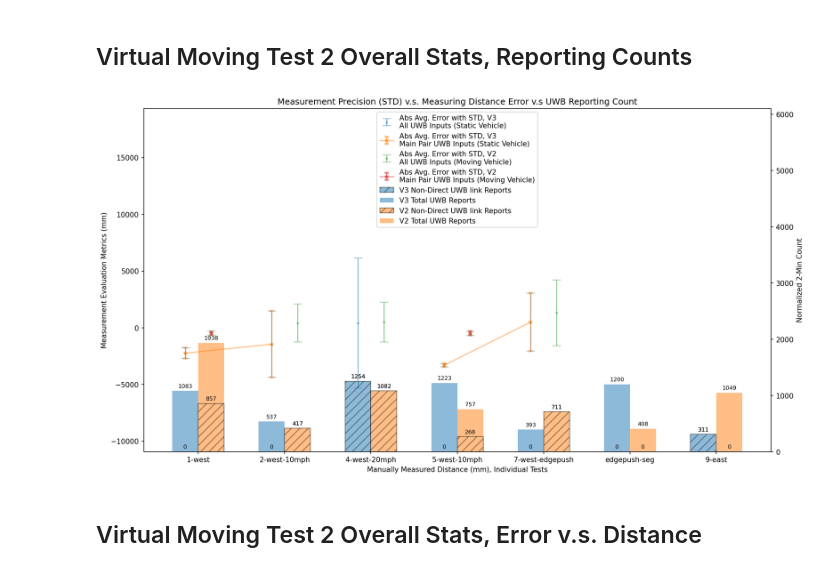
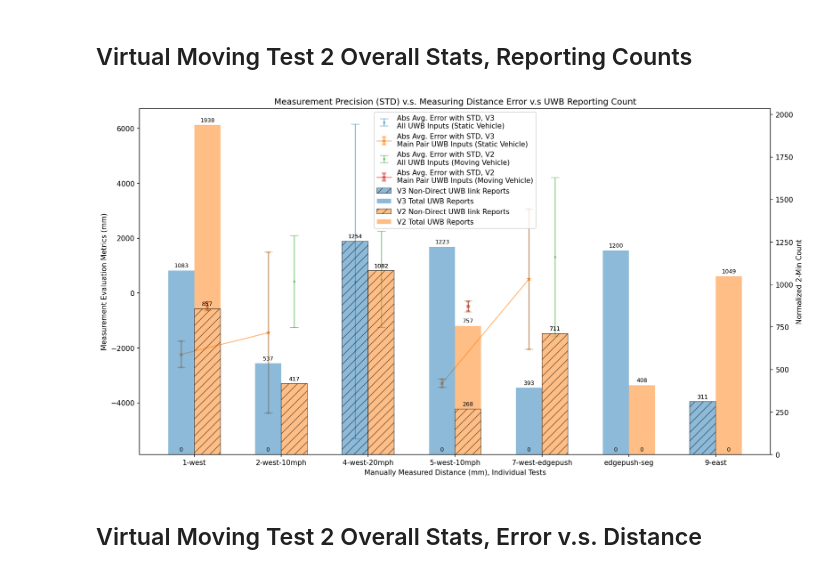
Before and after one commit to hegxiten/UWB-Lab-Rutgers-Rail, a Jupyter notebook: UWB-Experiments-MATLAB/uwb_ranging_fieldtest_results/CONCISE_virtual_moving_test.ipynb, the cells around one changed output. Cells and saved outputs as stored; diff of their text form; code cells hidden in the pictures.

```diff
--- a/UWB-Experiments-MATLAB/uwb_ranging_fieldtest_results/CONCISE_virtual_moving_test.ipynb
+++ b/UWB-Experiments-MATLAB/uwb_ranging_fieldtest_results/CONCISE_virtual_moving_test.ipynb
@@ -505,8 +544,12 @@ width=0.3
 labels = df_all_static_stats_aggregated_moving_test["Test Name"].astype(str)
 ax = figure.add_subplot(111)
 ax.set_title("Measurement Precision (STD) v.s. Measuring Distance Error v.s UWB Reporting Count")
-df_main_pair_static_veh_stats_moving_test = df_all_static_stats_pairwise_moving_test[(df_all_static_stats_pairwise_moving_test["Is Main Master"]==True) & (df_all_static_stats_pairwise_moving_test["Is Main Slave"]==True)]
-df_main_pair_moving_veh_stats_moving_test = df_all_moving_stats_pairwise_moving_test[(df_all_moving_stats_pairwise_moving_test["Is Main Master"]==True) & (df_all_moving_stats_pairwise_moving_test["Is Main Slave"]==True)]
+df_main_pair_static_veh_stats_moving_test = df_all_static_stats_pairwise_moving_test[
+    (df_all_static_stats_pairwise_moving_test["Is Main Master"]==True) &
+    (df_all_static_stats_pairwise_moving_test["Is Main Slave"]==True)]
+df_main_pair_moving_veh_stats_moving_test = df_all_moving_stats_pairwise_moving_test[
+    (df_all_moving_stats_pairwise_moving_test["Is Main Master"]==True) &
+    (df_all_moving_stats_pairwise_moving_test["Is Main Slave"]==True)]
 errbar_1 = ax.errorbar(x=np.arange(len(labels.index)) - width/2,
                        y=df_all_static_stats_aggregated_moving_test["Average Measurement Error (mm)"],
                        yerr=df_all_static_stats_aggregated_moving_test["STD (mm)"],
@@ -537,55 +580,65 @@ errbar_2 = ax.errorbar(x=np.arange(len(labels.index)) + width/2,
 errbar_2_1 = ax.errorbar(x=np.arange(len(labels.index)) + width/2,
                          y=df_main_pair_moving_veh_stats_moving_test["Average Measurement Error (mm)"],
                          yerr=df_main_pair_moving_veh_stats_moving_test["STD (mm)"],
                          capsize=3,
                          capthick=3,
                          linestyle='-',
                          marker='*',
                          alpha=0.5,
                          label='Abs Avg. Error with STD, V{}\nMain Pair UWB Inputs (Moving Vehicle)'.format(moving_veh))
 ax.set_xlabel("Manually Measured Distance (mm), Individual Tests")
 ax.set_xticks(np.arange(len(labels.index)))
 ax.set_xticklabels([x.split("-v2-")[1] for x in list(labels)])
 ax.set_ylabel("Measurement Evaluation Metrics (mm)")
 
-_ylim, _ylim_range = ax.get_ylim(), max(ax.get_ylim()) - min(ax.get_ylim())
-_new_y_lim = (_ylim[0] - _ylim_range * 0.4, _ylim[1] + _ylim_range)
-ax.set_ylim(_new_y_lim)
-
 ax2 = ax.twinx()
 
 rects1 = ax2.bar(np.arange(len(labels.index)) - width/2,
-                (df_all_static_stats_aggregated_moving_test["Main Pair Counts"]/df_all_static_stats_aggregated_moving_test["Operation Duration"]*120).astype("int"),
-                bottom=((df_all_static_stats_aggregated_moving_test["Reporting Counts"] - df_all_static_stats_aggregated_moving_test["Main Pair Counts"])/df_all_static_stats_aggregated_moving_test["Operation Duration"]*120).astype("int"),
-                width=width, label='V{} Total UWB Reports'.format(static_veh), alpha=0.5, color="C0")
+                (df_all_static_stats_aggregated_moving_test["Main Pair Counts"] /
+                 df_all_static_stats_aggregated_moving_test["Operation Duration"]*120).astype("int"),
+                 bottom=((df_all_static_stats_aggregated_moving_test["Reporting Counts"] -
+                         df_all_static_stats_aggregated_moving_test["Main Pair Counts"]) /
+                        df_all_static_stats_aggregated_moving_test["Operation Duration"]*120).astype("int"),
+                 width=width,
+                 label='V{} Total UWB Reports'.format(static_veh), alpha=0.5, color="C0")
 rects0 = ax2.bar(np.arange(len(labels.index)) - width/2,
-                ((df_all_static_stats_aggregated_moving_test["Reporting Counts"] - df_all_static_stats_aggregated_moving_test["Main Pair Counts"])/df_all_static_stats_aggregated_moving_test["Operation Duration"]*120).astype("int"),
-                width=width, label='V{} Non-Direct UWB link Reports'.format(static_veh), alpha=0.5, color="C0", hatch="//", edgecolor='k')
+                ((df_all_static_stats_aggregated_moving_test["Reporting Counts"] -
+                  df_all_static_stats_aggregated_moving_test["Main Pair Counts"]) /
+                 df_all_static_stats_aggregated_moving_test["Operation Duration"]*120).astype("int"),
+                 width=width,
+                 label='V{} Non-Direct UWB link Reports'.format(static_veh),
+                 alpha=0.5, color="C0", hatch="//", edgecolor='k')
+
 
 rects3 = ax2.bar(np.arange(len(labels.index)) + width/2,
-                (df_all_moving_stats_aggregated_moving_test["Main Pair Counts"]/df_all_moving_stats_aggregated_moving_test["Operation Duration"]*120).astype("int"),
-                bottom=((df_all_moving_stats_aggregated_moving_test["Reporting Counts"] - df_all_moving_stats_aggregated_moving_test["Main Pair Counts"])/df_all_moving_stats_aggregated_moving_test["Operation Duration"]*120).astype("int"),
-                width=width, label='V{} Total UWB Reports'.format(moving_veh), alpha=0.5, color="C1")
+                (df_all_moving_stats_aggregated_moving_test["Main Pair Counts"] /
+                 df_all_moving_stats_aggregated_moving_test["Operation Duration"]*120).astype("int"),
+                 bottom=((df_all_moving_stats_aggregated_moving_test["Reporting Counts"] -
+                         df_all_moving_stats_aggregated_moving_test["Main Pair Counts"]) /
+                        df_all_moving_stats_aggregated_moving_test["Operation Duration"]*120).astype("int"),
+                 width=width,
+                 label='V{} Total UWB Reports'.format(moving_veh), alpha=0.5, color="C1")
 rects2 = ax2.bar(np.arange(len(labels.index)) + width/2,
-                ((df_all_moving_stats_aggregated_moving_test["Reporting Counts"] - df_all_moving_stats_aggregated_moving_test["Main Pair Counts"])/df_all_moving_stats_aggregated_moving_test["Operation Duration"]*120).astype("int"),
-                width=width, label='V{} Non-Direct UWB link Reports'.format(moving_veh), alpha=0.5, color="C1", hatch="//", edgecolor='k')
+                ((df_all_moving_stats_aggregated_moving_test["Reporting Counts"] -
+                  df_all_moving_stats_aggregated_moving_test["Main Pair Counts"]) /
+                 df_all_moving_stats_aggregated_moving_test["Operation Duration"]*120).astype("int"),
+                 width=width,
+                 label='V{} Non-Direct UWB link Reports'.format(moving_veh),
+                 alpha=0.5, color="C1", hatch="//", edgecolor='k')
 
 ax2.set_ylabel("Normalized 2-Min Count")
 ax2.bar_label(rects1, padding=3, fontsize=8)
 ax2.bar_label(rects0, padding=3, fontsize=8)
 ax2.bar_label(rects3, padding=3, fontsize=8)
 ax2.bar_label(rects2, padding=3, fontsize=8)
-
-_ylim, _ylim_range = ax2.get_ylim(), max(ax2.get_ylim()) - min(ax2.get_ylim())
-_new_y_lim = (0, _ylim[1] + _ylim_range * 2)
-ax2.set_ylim(_new_y_lim)
-
-ax.legend([errbar_1, errbar_1_1, errbar_2, errbar_2_1, rects0, rects1, rects2, rects3],
-          [errbar_1.get_label(), errbar_1_1.get_label(), errbar_2.get_label(), errbar_2_1.get_label(), rects0.get_label(), rects1.get_label(), rects2.get_label(), rects3.get_label()],
+ax.legend([errbar_1, errbar_1_1, errbar_2, errbar_2_1,
+           rects0, rects1, rects2, rects3],
+          [errbar_1.get_label(), errbar_1_1.get_label(), errbar_2.get_label(), errbar_2_1.get_label(),
+           rects0.get_label(), rects1.get_label(), rects2.get_label(), rects3.get_label()],
           loc="upper center")
 plt.show()
 # %% [output]
-[figure, old version]
+[figure, new version]
 # %% [markdown]
 ## Virtual Moving Test 2 Overall Stats, Error v.s. Distance
 # %%
```
Also changed, not shown: parts of 27 cells of this notebook, 1 other file.
